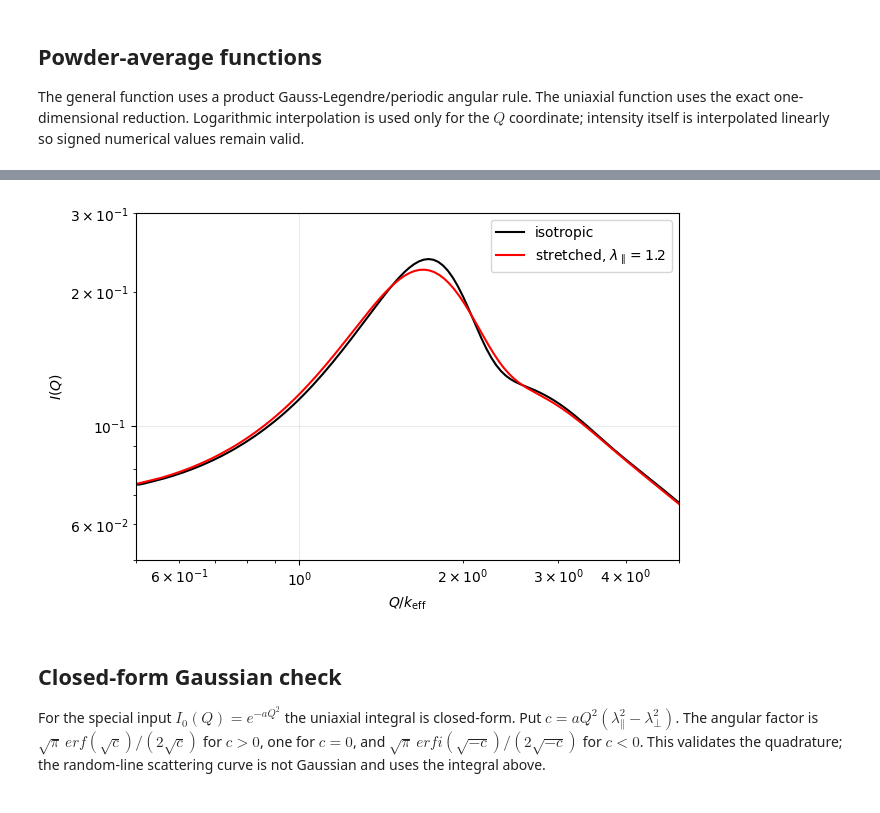
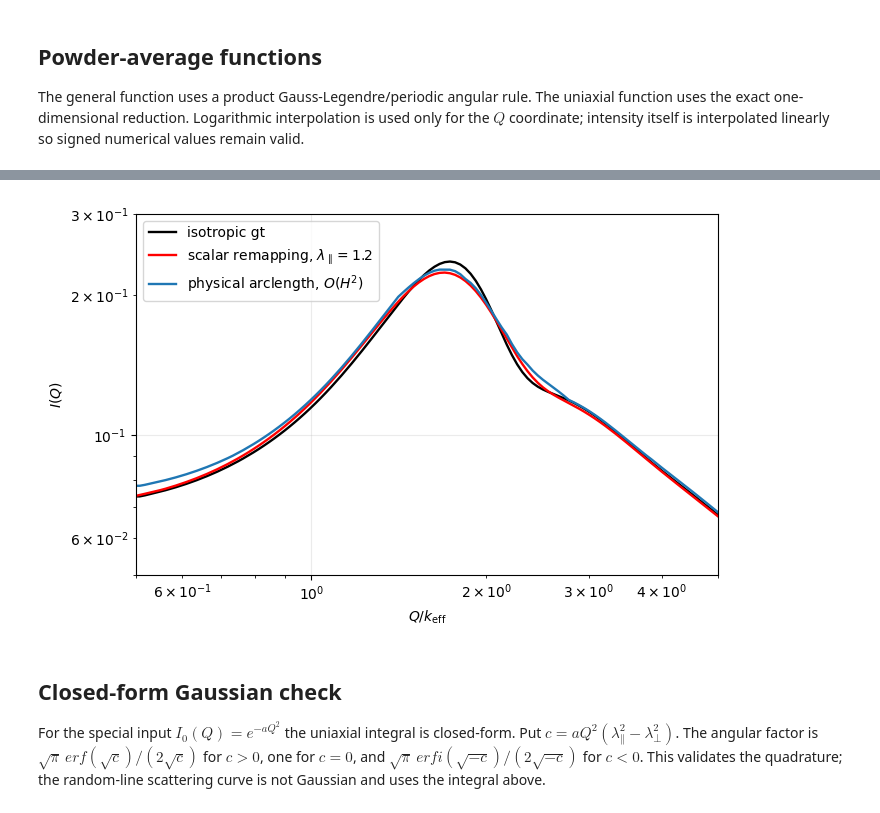
Before and after one commit to ch-tung/Randomwave_ML, a Jupyter notebook: randomcxl/smpl/rw_line_aniso.ipynb, the cells around one changed output, grey strips where cells are left out. Drawn from its saved outputs; the diff is of its cells as text; code cells hidden in the pictures.

```diff
--- a/randomcxl/smpl/rw_line_aniso.ipynb
+++ b/randomcxl/smpl/rw_line_aniso.ipynb
@@ -27,6 +27,7 @@ random_seed = 12345
 
 # Isotropic line-scattering accuracy controls.
 N_samp_U = 2**16
+N_samp_tangent = 2**14
 r_min_factor = 1e-3
 r_max_factor = 250.0
 r_split_factor = 5.0
@@ -134,30 +148,60 @@ stretch_ratio = 1.2
 lambda_parallel = stretch_ratio
 lambda_perp = stretch_ratio**(-0.5)
 F = np.diag([lambda_perp, lambda_perp, lambda_parallel])
-amplitude_mode = "shape"
-A_F = 1.0 if amplitude_mode == "shape" else np.linalg.det(F)
 lam = principal_stretches(F)
-Q_powder = np.geomspace(Q_input[0]/np.min(lam), Q_input[-1]/np.max(lam), 240)
-I_powder = powder_average_uniaxial(Q_powder, lambda_perp, lambda_parallel, amplitude=A_F, n_mu=192)
-I_reference = powder_average_uniaxial(Q_powder, lambda_perp, lambda_parallel, amplitude=A_F, n_mu=512)
-I_check = powder_average(Q_powder, F, amplitude=A_F)
-error_scale = max(float(np.max(np.abs(I_reference))), 1e-14)
-rel = np.max(np.abs(I_check-I_reference))/error_scale
-I_identity = powder_average(Q_powder, np.eye(3), amplitude=1.0)
-identity_error = np.max(np.abs(I_identity-input_intensity(Q_powder)))/error_scale
+
+aniso_result = rls.compute_incompressible_uniaxial_scattering(
+    stretch_ratio=stretch_ratio,
+    line_result=line_result,
+    N_samp_tangent=N_samp_tangent,
+    tangent_use_qmc=True,
+    tangent_random_seed=random_seed,
+    n_mu=256,
+    progress=True,
+)
+Q_powder = np.asarray(aniso_result.Q_grid, float)
+I_gt = np.asarray(aniso_result.I_L, float)
+I_scalar = np.asarray(aniso_result.I_scalar_exact, float)
+I_scalar_second_order = np.asarray(aniso_result.I_scalar_second_order, float)
+I_geom_second_order = np.asarray(aniso_result.I_geom_second_order, float)
+
+# Backward-compatible names used by the scalar-series cells below.
+I_powder = I_scalar
+I_reference = I_scalar
+A_F = 1.0
+
+error_scale = max(float(np.max(np.abs(I_scalar))), 1e-14)
+scalar_series_error = np.max(np.abs(I_scalar_second_order-I_scalar))/error_scale
 print("principal stretches:", lam)
-print(f"det(F)={np.linalg.det(F):.8g}; identity-stretch error={identity_error:.3e}")
-print(f"general/uniaxial normalized max difference={rel:.3e}")
-for n_mu_test in (24, 48, 96, 192):
-    trial = powder_average_uniaxial(Q_powder, lambda_perp, lambda_parallel, amplitude=A_F, n_mu=n_mu_test)
-    err = np.max(np.abs(trial-I_reference))/error_scale
-    print(f"uniaxial quadrature n_mu={n_mu_test:3d}: normalized max error={err:.3e}")
+print(f"det(F)={np.linalg.det(F):.8g}; h=log(lambda)={aniso_result.hencky_strain:.8g}")
+print(f"T_H={aniso_result.T_H:.8g}")
+print(f"K_trho sampled baseline={aniso_result.K_trho_baseline:.3e}")
+print(f"K_tt sampled baseline={aniso_result.K_tt_baseline:.3e}")
+print(f"scalar O(H^2)/exact normalized max difference={scalar_series_error:.3e}")
+
+output_dir = Path("rw_line_aniso_output")
+output_dir.mkdir(exist_ok=True)
 fig, ax = plt.subplots()
-ax.loglog(Q_input/k_eff, I_input, label="isotropic", linewidth=1.5, color="black")
-ax.loglog(Q_powder/k_eff, I_powder, label=fr"stretched, $\lambda_\parallel={stretch_ratio:g}$", linewidth=1.5, color="red")
+ax.loglog(Q_powder/k_eff, I_gt, label="isotropic gt", linewidth=1.7, color="black")
+ax.loglog(
+    Q_powder/k_eff,
+    I_scalar,
+    label=fr"scalar remapping, $\lambda_\parallel={stretch_ratio:g}$",
+    linewidth=1.7,
+    color="red",
+)
+ax.loglog(
+    Q_powder/k_eff,
+    I_geom_second_order,
+    label=r"physical arclength, $O(H^2)$",
+    linewidth=1.7,
+    color="tab:blue",
+)
 ax.set(xlabel=r"$Q/k_{\rm eff}$", ylabel=r"$I(Q)$")
 ax.set_xlim(0.5, 5)
-ax.set_ylim(0.05,0.3)
+ax.set_ylim(0.05, 0.3)
 ax.legend()
+fig.tight_layout()
+fig.savefig(output_dir/"incompressible_uniaxial_geometric_comparison.png", dpi=180)
 plt.show()
 # %% [output]
@@ -171,4 +225,4 @@ uniaxial quadrature n_mu=192: normalized max error=2.246e-06
-[figure, old version]
+[figure, new version]
 # %% [markdown]
 ## Closed-form Gaussian check
 
```
Also changed, not shown: parts of 7 cells of this notebook, 4 other files.
